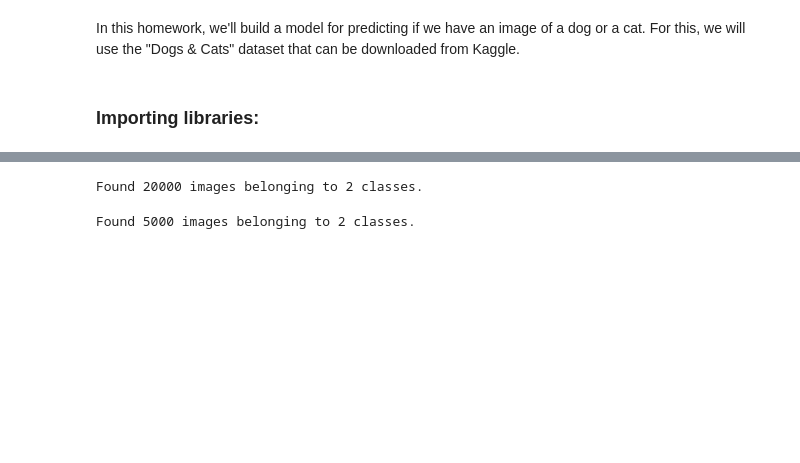
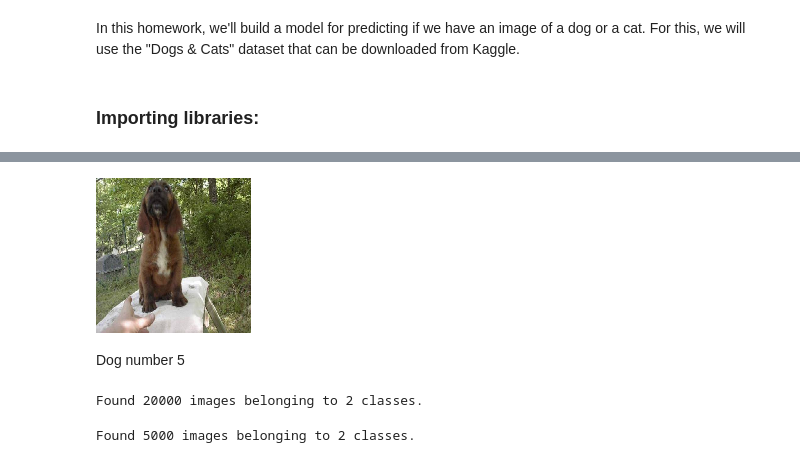
Before and after one commit to aenoboa1/ML-Zoomcamp-Homeworks, a Jupyter notebook: WEEK 8/Homework/homework.ipynb, the cells around one changed output, grey strips where cells are left out. Cells and saved outputs as stored; diff of their text form; code cells hidden in the pictures; blank space fills up the shorter version.

```diff
--- a/WEEK 8/Homework/homework.ipynb
+++ b/WEEK 8/Homework/homework.ipynb
@@ -20,3 +29,9 @@ load_img(fullname)
+# %%
+load_img(fullname, target_size=(155, 155))
+# %% [output]
+[figure, added]
+# %% [markdown]
+Dog number 5
 # %%
 def make_model():
 
```
Also changed, not shown: parts of 16 cells of this notebook.
